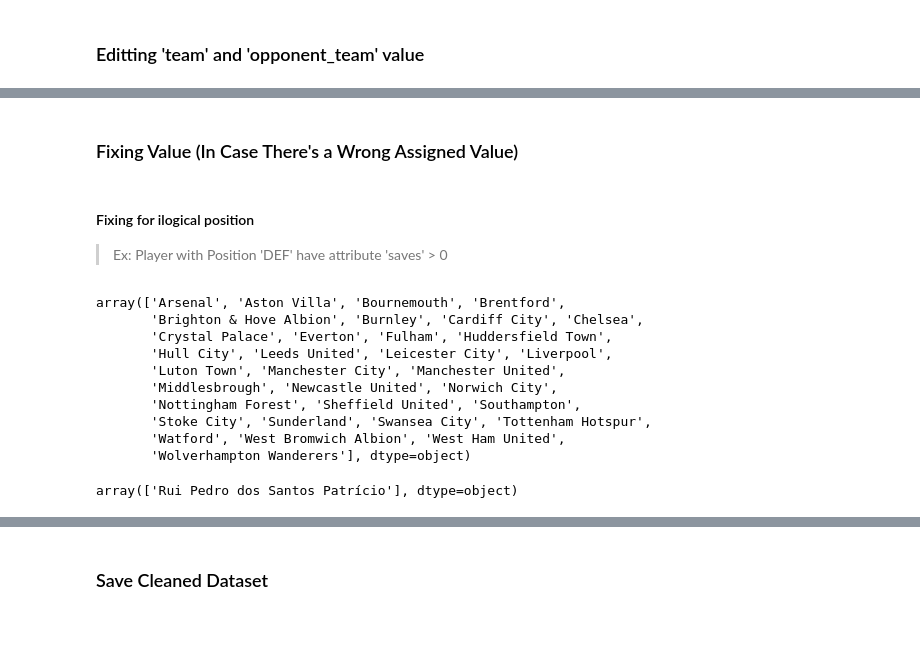
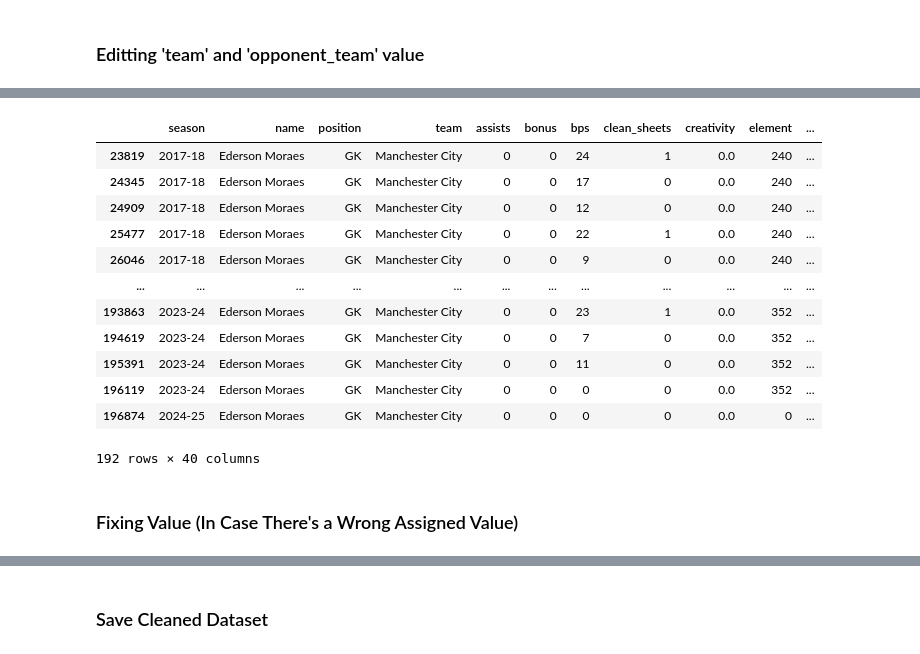
Before and after one commit to TheOX7/Best-Team-Selection-FPL, a Jupyter notebook: notebook/merge_gw_season/cleaning_data.ipynb, the cells around one changed output, grey strips where cells are left out. Drawn from its saved outputs; the diff is of its cells as text; code cells hidden in the pictures; blank space fills up the shorter version.

Commit message:
Add .ipynb file for cleaning & formatting dataset

```diff
--- a/notebook/merge_gw_season/cleaning_data.ipynb
+++ b/notebook/merge_gw_season/cleaning_data.ipynb
@@ -240,5 +294,18 @@ df
+# %%
+df[df['name'].str.contains('Ederson')]
+# %% [output]
+|  | season | name | position | team | assists | bonus | bps | clean_sheets | creativity | element | ... |
+| 23819 | 2017-18 | Ederson Moraes | GK | Manchester City | 0 | 0 | 24 | 1 | 0.0 | 240 | ... |
+| 24345 | 2017-18 | Ederson Moraes | GK | Manchester City | 0 | 0 | 17 | 0 | 0.0 | 240 | ... |
+| 24909 | 2017-18 | Ederson Moraes | GK | Manchester City | 0 | 0 | 12 | 0 | 0.0 | 240 | ... |
+| 25477 | 2017-18 | Ederson Moraes | GK | Manchester City | 0 | 0 | 22 | 1 | 0.0 | 240 | ... |
+| 26046 | 2017-18 | Ederson Moraes | GK | Manchester City | 0 | 0 | 9 | 0 | 0.0 | 240 | ... |
+| ... | ... | ... | ... | ... | ... | ... | ... | ... | ... | ... | ... |
+| 193863 | 2023-24 | Ederson Moraes | GK | Manchester City | 0 | 0 | 23 | 1 | 0.0 | 352 | ... |
+| 194619 | 2023-24 | Ederson Moraes | GK | Manchester City | 0 | 0 | 7 | 0 | 0.0 | 352 | ... |
+| 195391 | 2023-24 | Ederson Moraes | GK | Manchester City | 0 | 0 | 11 | 0 | 0.0 | 352 | ... |
+| 196119 | 2023-24 | Ederson Moraes | GK | Manchester City | 0 | 0 | 0 | 0 | 0.0 | 352 | ... |
+| 196874 | 2024-25 | Ederson Moraes | GK | Manchester City | 0 | 0 | 0 | 0 | 0.0 | 0 | ... |
+192 rows × 40 columns
 # %% [markdown]
 ### Fixing Value (In Case There's a Wrong Assigned Value)
-# %% [markdown]
-#### Fixing for ilogical position
-> Ex: Player with Position 'DEF' have attribute 'saves' > 0
@@ -247,17 +311,0 @@ cek_df = df
-# %%
-cek_df['team'].sort_values().unique()
-# %% [output]
-array(['Arsenal', 'Aston Villa', 'Bournemouth', 'Brentford',
-       'Brighton & Hove Albion', 'Burnley', 'Cardiff City', 'Chelsea',
-       'Crystal Palace', 'Everton', 'Fulham', 'Huddersfield Town',
-       'Hull City', 'Leeds United', 'Leicester City', 'Liverpool',
-       'Luton Town', 'Manchester City', 'Manchester United',
-       'Middlesbrough', 'Newcastle United', 'Norwich City',
-       'Nottingham Forest', 'Sheffield United', 'Southampton',
-       'Stoke City', 'Sunderland', 'Swansea City', 'Tottenham Hotspur',
-       'Watford', 'West Bromwich Albion', 'West Ham United',
-       'Wolverhampton Wanderers'], dtype=object)
-# %%
-cek_df[(cek_df['position'].isin(['FWD', 'MID', 'DEF'])) & (cek_df['saves'] > 0)]['name'].unique()
-# %% [output]
-array(['Rui Pedro dos Santos Patrício'], dtype=object)
```
Also changed, not shown: parts of 62 cells of this notebook.
